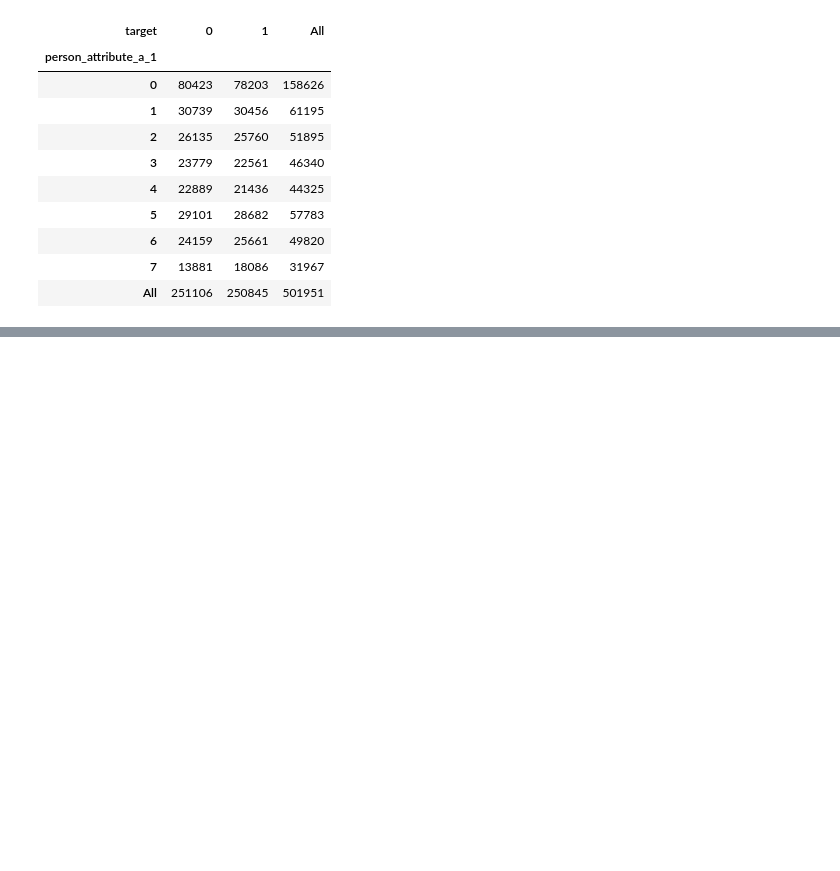
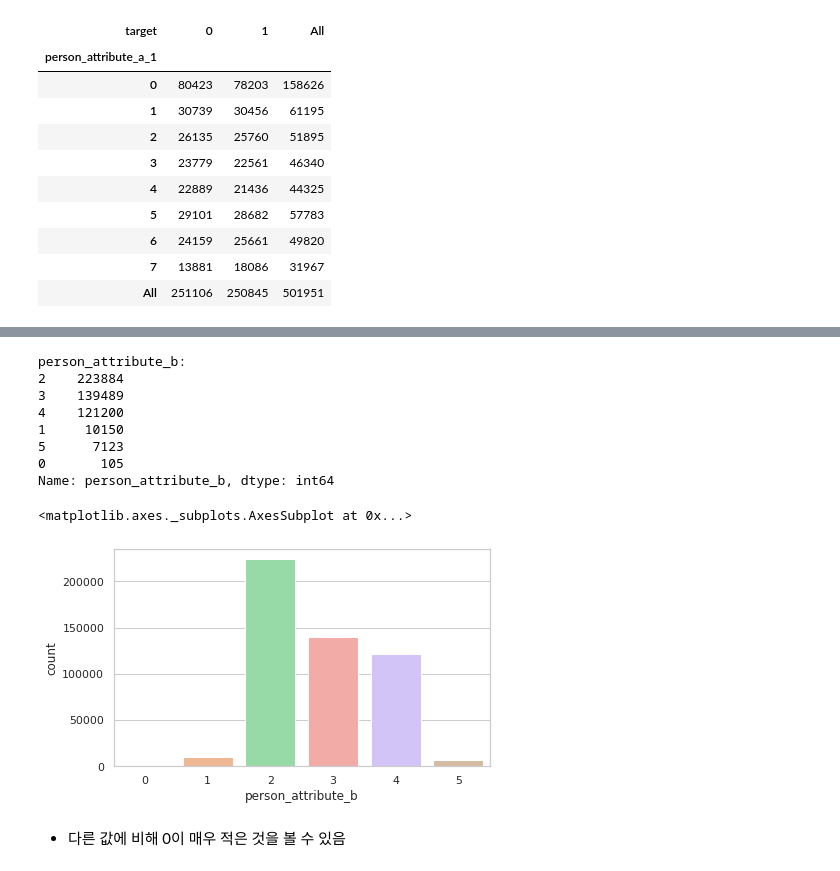
Before and after one commit to doo52oh/Dacon, a Jupyter notebook: 잡케어추천/잡케어추천알고리즘경진대회_EDA_데이터변경.ipynb, the cells around one changed output, grey strips where cells are left out. Saved outputs shown, nothing was run; the diff lists cells and outputs as text; code cells hidden in the pictures; blank space fills up the shorter version.

```diff
--- a/잡케어추천/잡케어추천알고리즘경진대회_EDA_데이터변경.ipynb
+++ b/잡케어추천/잡케어추천알고리즘경진대회_EDA_데이터변경.ipynb
@@ -403,0 +462,18 @@ pd.crosstab(job_data.person_attribute_a_1,job_data.target,margins=True).style.ba
+# %%
+print("person_attribute_b:")
+print(job_data["person_attribute_b"].value_counts())
+
+sns.countplot('person_attribute_b', data = job_data, palette = 'pastel')
+# %% [output]
+person_attribute_b:
+2    223884
+3    139489
+4    121200
+1     10150
+5      7123
+0       105
+Name: person_attribute_b, dtype: int64
+<matplotlib.axes._subplots.AxesSubplot at 0x...>
+[figure, added]
+# %% [markdown]
+* 다른 값에 비해 0이 매우 적은 것을 볼 수 있음
```
Also changed, not shown: parts of 44 cells of this notebook.
